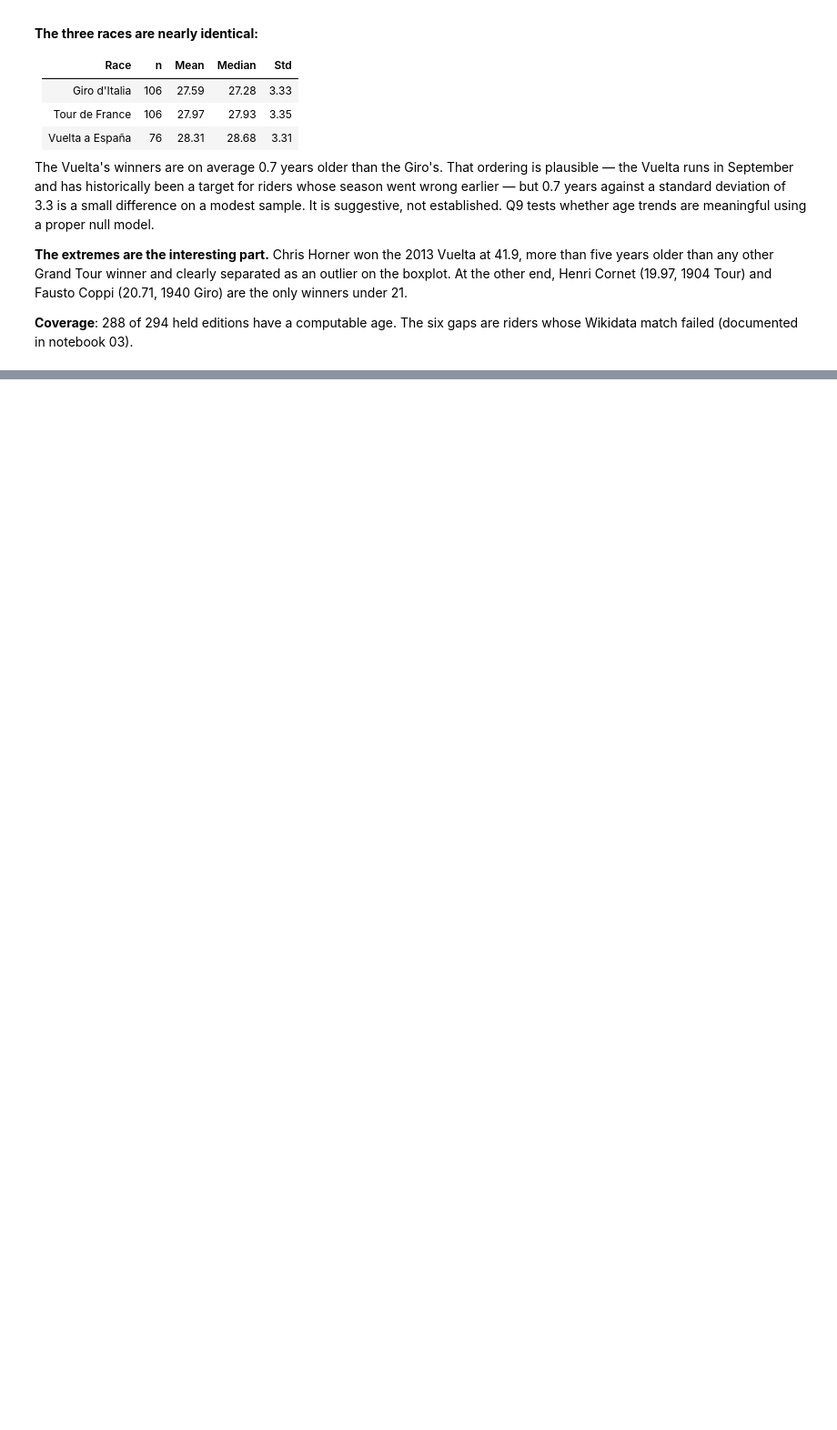
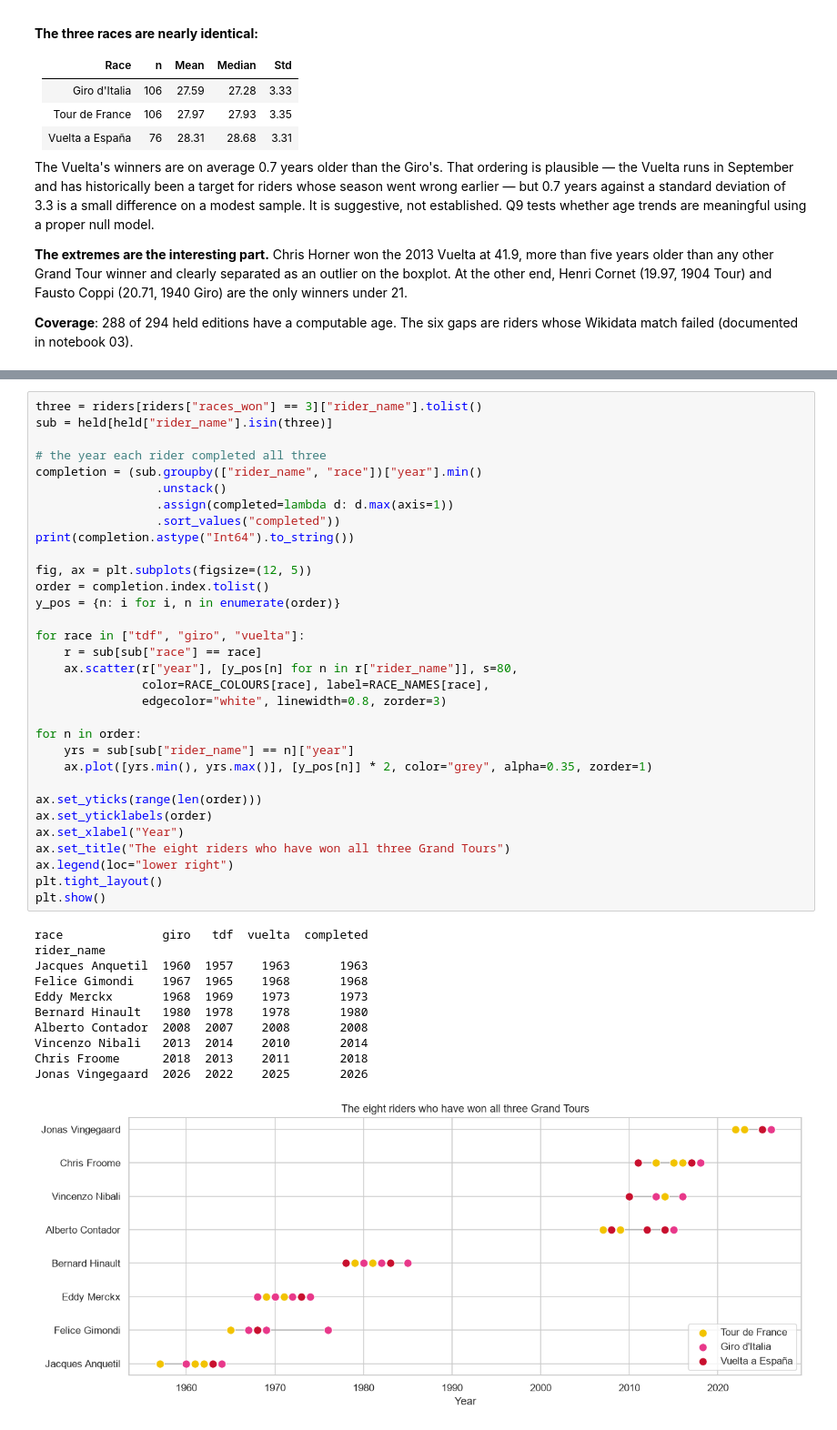
Before and after one commit to J41r0Ps/Project_DataScience_2025-2026, a Jupyter notebook: notebooks/04_analysis.ipynb, the cells around one changed output, grey strips where cells are left out. Shown at 91% size. Saved outputs shown, nothing was run; the diff lists cells and outputs as text; blank space fills up the shorter version.

```diff
--- a/notebooks/04_analysis.ipynb
+++ b/notebooks/04_analysis.ipynb
@@ -475,0 +679,44 @@ Wikidata match failed (documented in notebook 03).
+# %%
+three = riders[riders["races_won"] == 3]["rider_name"].tolist()
+sub = held[held["rider_name"].isin(three)]
+
+# the year each rider completed all three
+completion = (sub.groupby(["rider_name", "race"])["year"].min()
+                 .unstack()
+                 .assign(completed=lambda d: d.max(axis=1))
+                 .sort_values("completed"))
+print(completion.astype("Int64").to_string())
+
+fig, ax = plt.subplots(figsize=(12, 5))
+order = completion.index.tolist()
+y_pos = {n: i for i, n in enumerate(order)}
+
+for race in ["tdf", "giro", "vuelta"]:
+    r = sub[sub["race"] == race]
+    ax.scatter(r["year"], [y_pos[n] for n in r["rider_name"]], s=80,
+               color=RACE_COLOURS[race], label=RACE_NAMES[race],
+               edgecolor="white", linewidth=0.8, zorder=3)
+
+for n in order:
+    yrs = sub[sub["rider_name"] == n]["year"]
+    ax.plot([yrs.min(), yrs.max()], [y_pos[n]] * 2, color="grey", alpha=0.35, zorder=1)
+
+ax.set_yticks(range(len(order)))
+ax.set_yticklabels(order)
+ax.set_xlabel("Year")
+ax.set_title("The eight riders who have won all three Grand Tours")
+ax.legend(loc="lower right")
+plt.tight_layout()
+plt.show()
+# %% [output]
+race              giro   tdf  vuelta  completed
+rider_name
+Jacques Anquetil  1960  1957    1963       1963
+Felice Gimondi    1967  1965    1968       1968
+Eddy Merckx       1968  1969    1973       1973
+Bernard Hinault   1980  1978    1978       1980
+Alberto Contador  2008  2007    2008       2008
+Vincenzo Nibali   2013  2014    2010       2014
+Chris Froome      2018  2013    2011       2018
+Jonas Vingegaard  2026  2022    2025       2026
+[figure, added]
```
Also changed, not shown: parts of 30 cells of this notebook.
